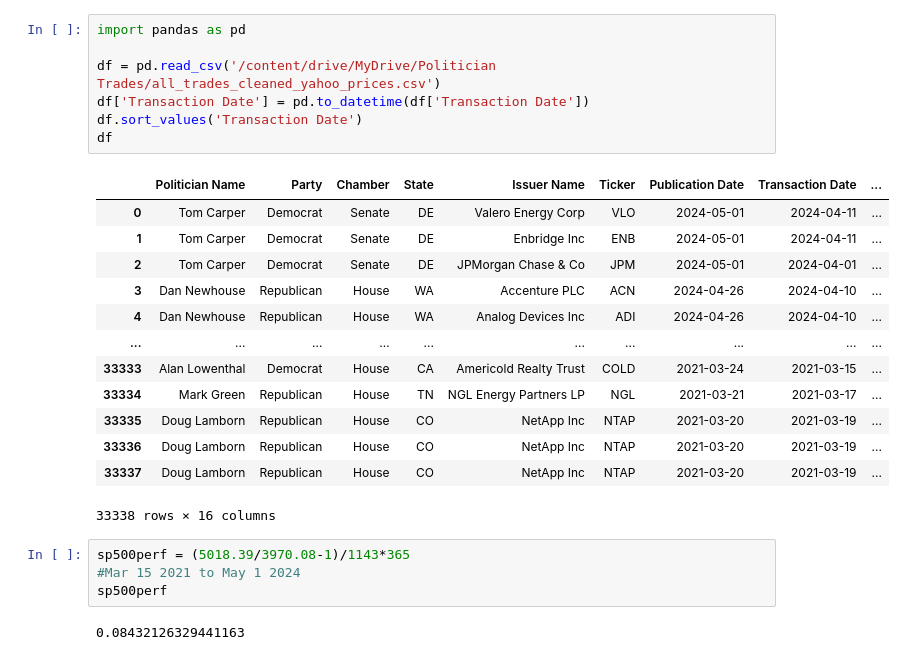
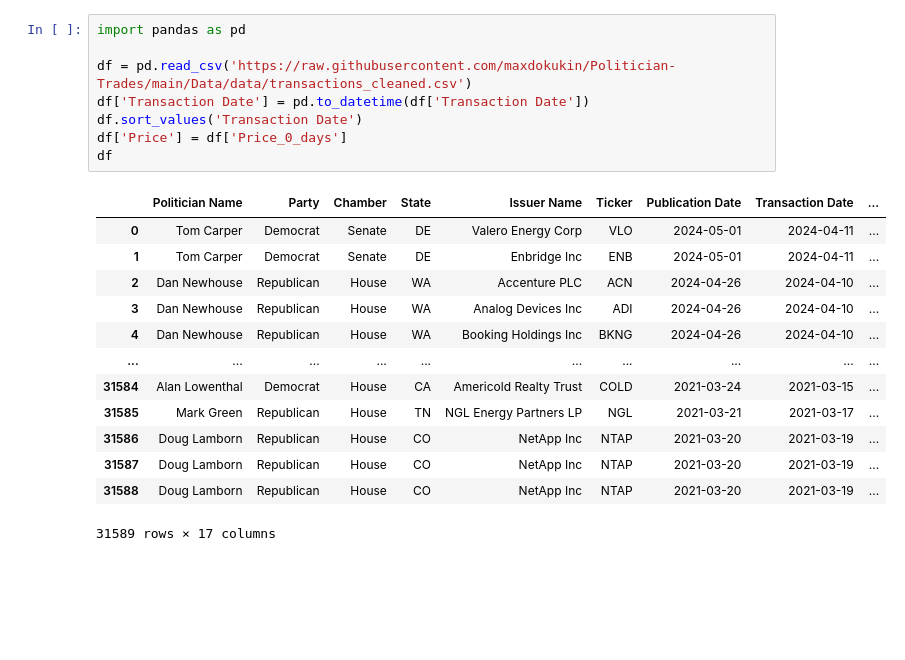
Before and after one commit to maxdokukin/Politician-Trades, a Jupyter notebook: Data/Preprocessing/Transactions to Trades.ipynb, the cells around one changed output. Saved outputs shown, nothing was run; the diff lists cells and outputs as text; blank space fills up the shorter version.

Commit message:
trades data formation

```diff
--- a/Data/Preprocessing/Transactions to Trades.ipynb
+++ b/Data/Preprocessing/Transactions to Trades.ipynb
@@ -1,27 +1,22 @@
 # %%
 import pandas as pd
 
-df = pd.read_csv('/content/drive/MyDrive/Politician Trades/all_trades_cleaned_yahoo_prices.csv')
+df = pd.read_csv('https://raw.githubusercontent.com/maxdokukin/Politician-Trades/main/Data/data/transactions_cleaned.csv')
 df['Transaction Date'] = pd.to_datetime(df['Transaction Date'])
 df.sort_values('Transaction Date')
+df['Price'] = df['Price_0_days']
 df
 # %% [output]
 |  | Politician Name | Party | Chamber | State | Issuer Name | Ticker | Publication Date | Transaction Date | ... |
 | 0 | Tom Carper | Democrat | Senate | DE | Valero Energy Corp | VLO | 2024-05-01 | 2024-04-11 | ... |
 | 1 | Tom Carper | Democrat | Senate | DE | Enbridge Inc | ENB | 2024-05-01 | 2024-04-11 | ... |
-| 2 | Tom Carper | Democrat | Senate | DE | JPMorgan Chase & Co | JPM | 2024-05-01 | 2024-04-01 | ... |
-| 3 | Dan Newhouse | Republican | House | WA | Accenture PLC | ACN | 2024-04-26 | 2024-04-10 | ... |
-| 4 | Dan Newhouse | Republican | House | WA | Analog Devices Inc | ADI | 2024-04-26 | 2024-04-10 | ... |
+| 2 | Dan Newhouse | Republican | House | WA | Accenture PLC | ACN | 2024-04-26 | 2024-04-10 | ... |
+| 3 | Dan Newhouse | Republican | House | WA | Analog Devices Inc | ADI | 2024-04-26 | 2024-04-10 | ... |
+| 4 | Dan Newhouse | Republican | House | WA | Booking Holdings Inc | BKNG | 2024-04-26 | 2024-04-10 | ... |
 | ... | ... | ... | ... | ... | ... | ... | ... | ... | ... |
-| 33333 | Alan Lowenthal | Democrat | House | CA | Americold Realty Trust | COLD | 2021-03-24 | 2021-03-15 | ... |
-| 33334 | Mark Green | Republican | House | TN | NGL Energy Partners LP | NGL | 2021-03-21 | 2021-03-17 | ... |
-| 33335 | Doug Lamborn | Republican | House | CO | NetApp Inc | NTAP | 2021-03-20 | 2021-03-19 | ... |
-| 33336 | Doug Lamborn | Republican | House | CO | NetApp Inc | NTAP | 2021-03-20 | 2021-03-19 | ... |
-| 33337 | Doug Lamborn | Republican | House | CO | NetApp Inc | NTAP | 2021-03-20 | 2021-03-19 | ... |
+| 31584 | Alan Lowenthal | Democrat | House | CA | Americold Realty Trust | COLD | 2021-03-24 | 2021-03-15 | ... |
+| 31585 | Mark Green | Republican | House | TN | NGL Energy Partners LP | NGL | 2021-03-21 | 2021-03-17 | ... |
+| 31586 | Doug Lamborn | Republican | House | CO | NetApp Inc | NTAP | 2021-03-20 | 2021-03-19 | ... |
+| 31587 | Doug Lamborn | Republican | House | CO | NetApp Inc | NTAP | 2021-03-20 | 2021-03-19 | ... |
+| 31588 | Doug Lamborn | Republican | House | CO | NetApp Inc | NTAP | 2021-03-20 | 2021-03-19 | ... |
-33338 rows × 16 columns
+31589 rows × 17 columns
-# %%
-sp500perf = (5018.39/3970.08-1)/1143*365
-#Mar 15 2021 to May 1 2024
-sp500perf
-# %% [output]
-0.08432126329441163
```
Also changed, not shown: parts of 15 cells of this notebook, 2 other files.
